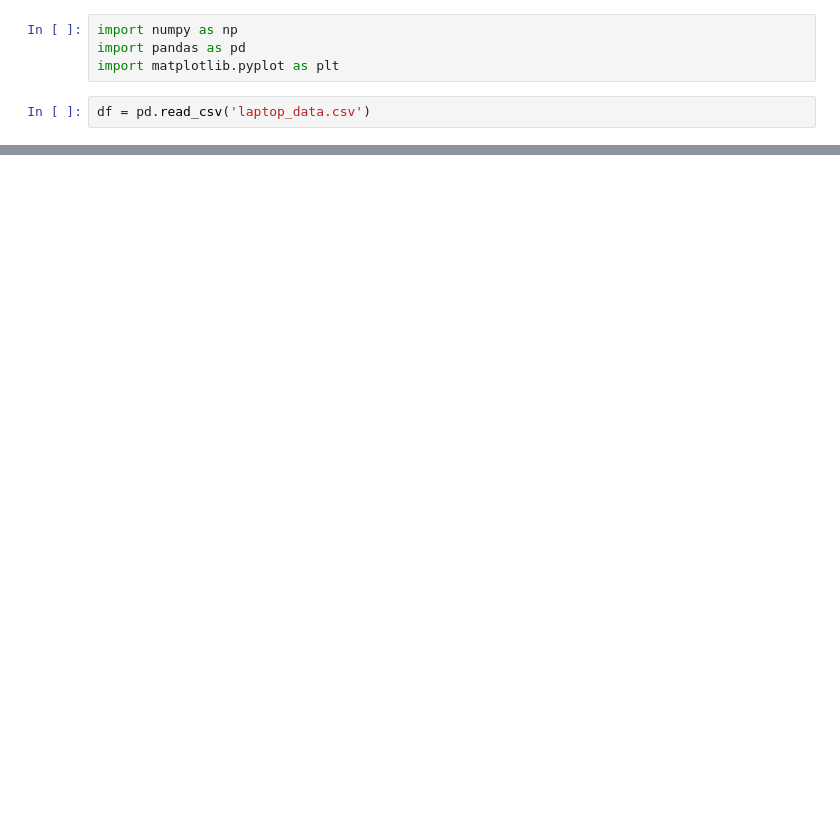
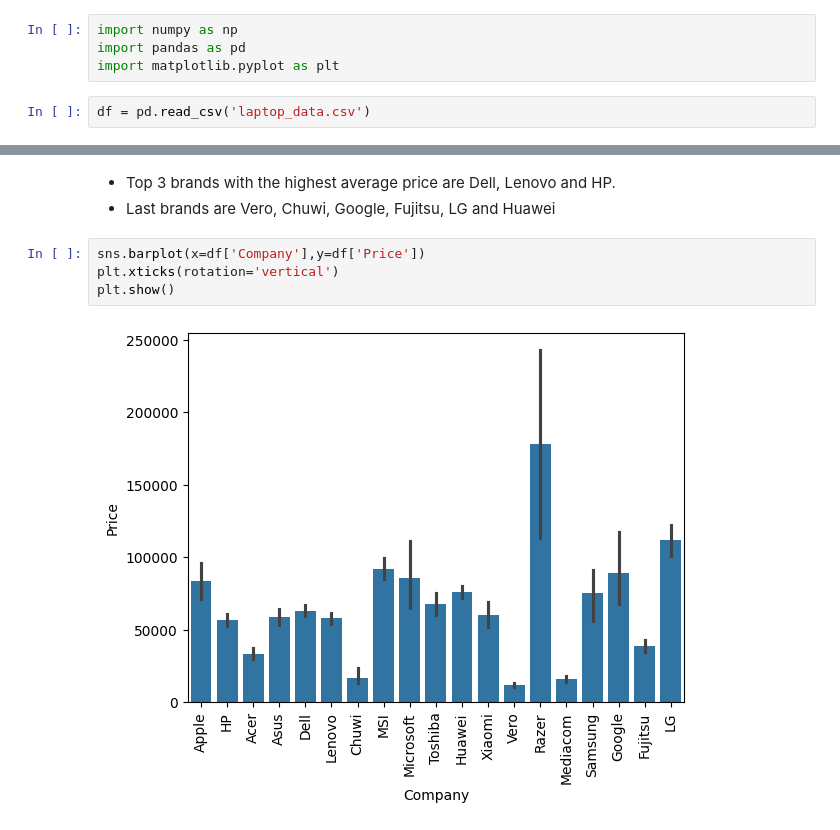
Before and after one commit to shahbhavya7/SpectraPrice, a Jupyter notebook: experiments.ipynb, the cells around one changed output, grey strips where cells are left out. Saved outputs shown, nothing was run; the diff lists cells and outputs as text; blank space fills up the shorter version.

```diff
--- a/experiments.ipynb
+++ b/experiments.ipynb
@@ -15,0 +124,9 @@ df.head()
+# %% [markdown]
+- Top 3 brands with the highest average price are Dell, Lenovo and HP.
+- Last brands are Vero, Chuwi, Google, Fujitsu, LG and Huawei
+# %%
+sns.barplot(x=df['Company'],y=df['Price'])
+plt.xticks(rotation='vertical')
+plt.show()
+# %% [output]
+[figure, added]
```
Also changed, not shown: parts of 41 cells of this notebook.
